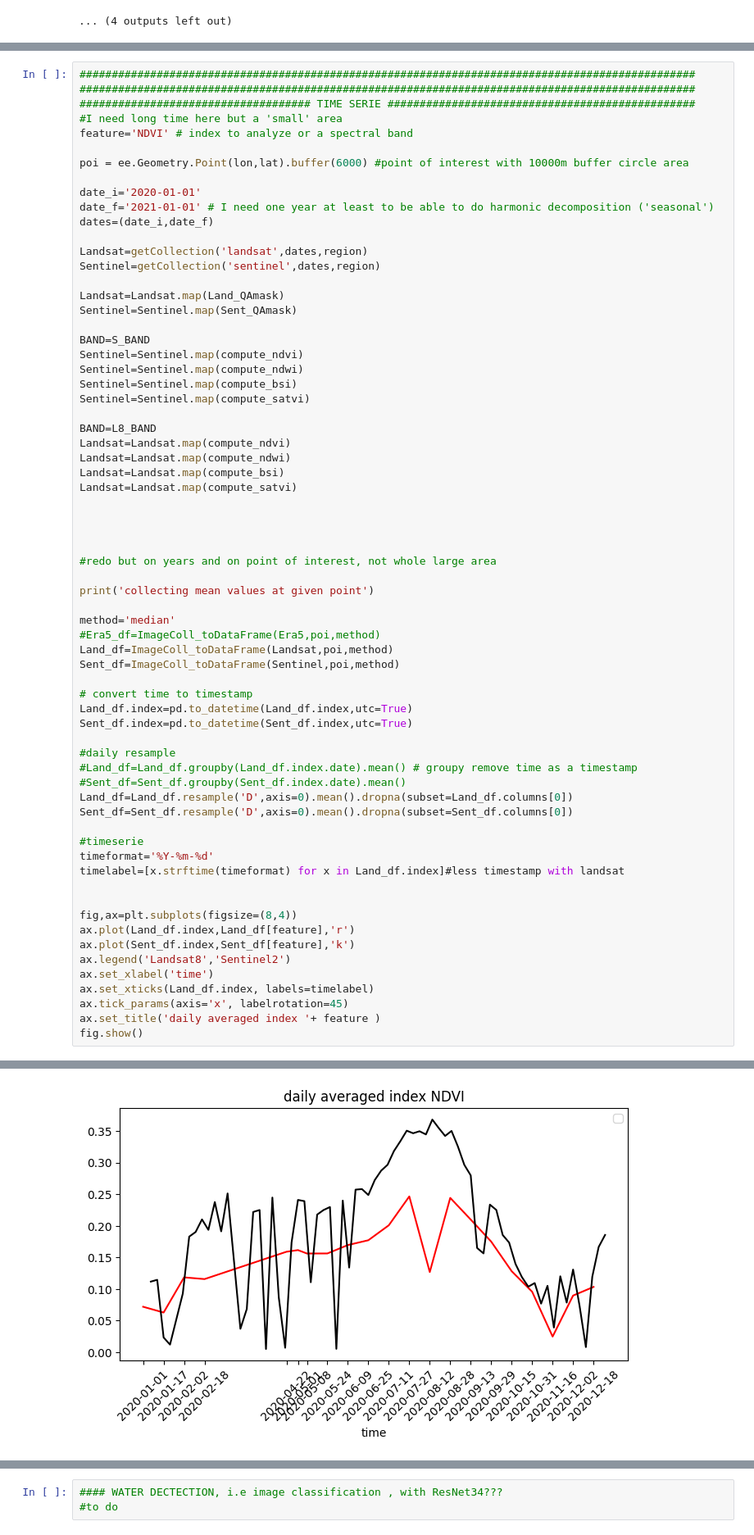
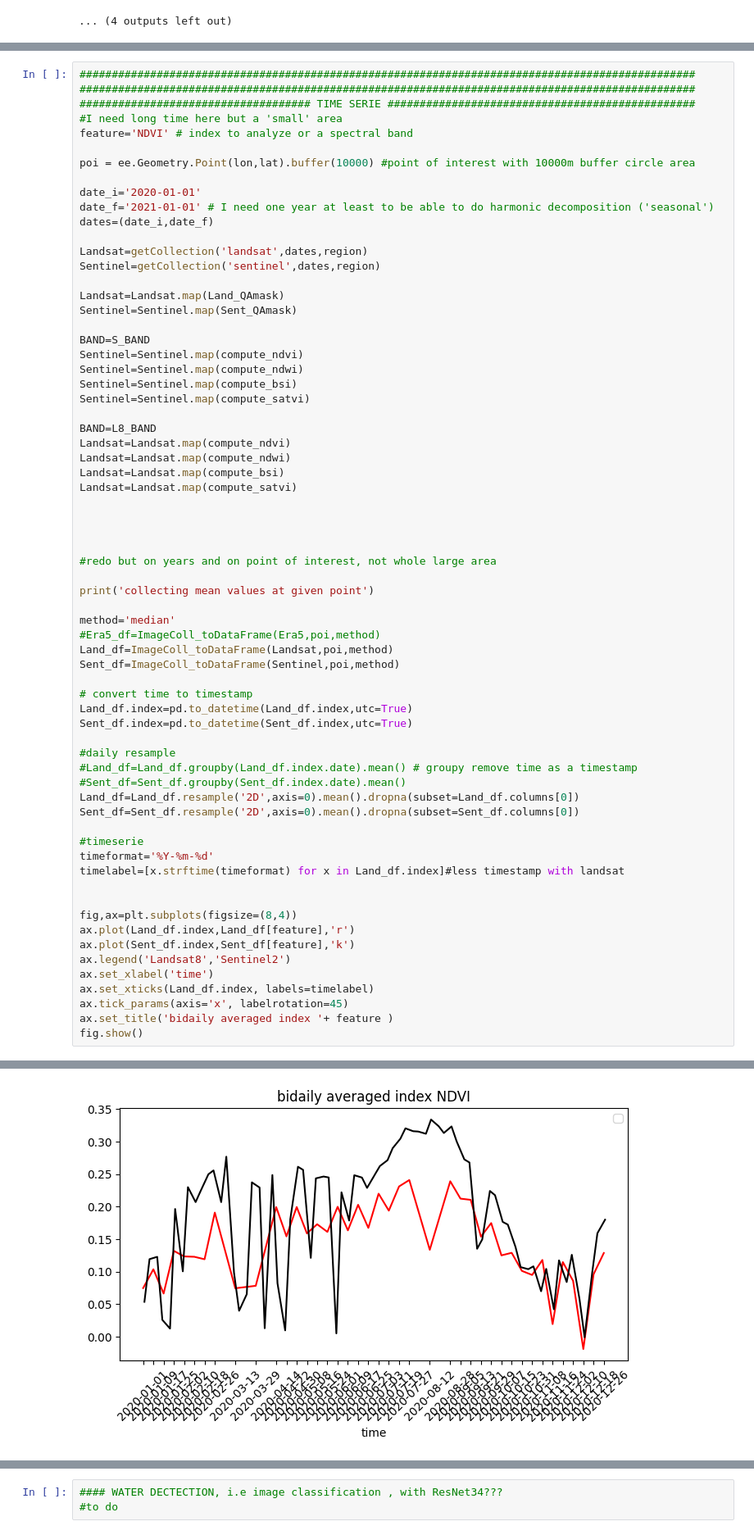
Before and after one commit to jclary-31/VegetationFromSpace_Landsat2_Sentinel8, a Jupyter notebook: Multispectral_Satellite_test.ipynb, the cells around one changed output, grey strips where cells are left out. Shown at 82% size. Saved outputs shown, nothing was run; the diff lists cells and outputs as text.

```diff
--- a/Multispectral_Satellite_test.ipynb
+++ b/Multispectral_Satellite_test.ipynb
@@ -526,7 +528,7 @@ Data downloaded to /content/Landsat_NDWI.tif
 #I need long time here but a 'small' area
 feature='NDVI' # index to analyze or a spectral band
 
-poi = ee.Geometry.Point(lon,lat).buffer(6000) #point of interest with 10000m buffer circle area
+poi = ee.Geometry.Point(lon,lat).buffer(10000) #point of interest with 10000m buffer circle area
 
 date_i='2020-01-01'
 date_f='2021-01-01' # I need one year at least to be able to do harmonic decomposition ('seasonal')
@@ -558,37 +560,37 @@ Landsat=Landsat.map(compute_satvi)
 print('collecting mean values at given point')
 
 method='median'
 #Era5_df=ImageColl_toDataFrame(Era5,poi,method)
 Land_df=ImageColl_toDataFrame(Landsat,poi,method)
 Sent_df=ImageColl_toDataFrame(Sentinel,poi,method)
 
 # convert time to timestamp
 Land_df.index=pd.to_datetime(Land_df.index,utc=True)
 Sent_df.index=pd.to_datetime(Sent_df.index,utc=True)
 
 #daily resample
 #Land_df=Land_df.groupby(Land_df.index.date).mean() # groupy remove time as a timestamp
 #Sent_df=Sent_df.groupby(Sent_df.index.date).mean()
-Land_df=Land_df.resample('D',axis=0).mean().dropna(subset=Land_df.columns[0])
-Sent_df=Sent_df.resample('D',axis=0).mean().dropna(subset=Sent_df.columns[0])
+Land_df=Land_df.resample('2D',axis=0).mean().dropna(subset=Land_df.columns[0])
+Sent_df=Sent_df.resample('2D',axis=0).mean().dropna(subset=Sent_df.columns[0])
 
 #timeserie
 timeformat='%Y-%m-%d'
 timelabel=[x.strftime(timeformat) for x in Land_df.index]#less timestamp with landsat
 
 
 fig,ax=plt.subplots(figsize=(8,4))
 ax.plot(Land_df.index,Land_df[feature],'r')
 ax.plot(Sent_df.index,Sent_df[feature],'k')
 ax.legend('Landsat8','Sentinel2')
 ax.set_xlabel('time')
 ax.set_xticks(Land_df.index, labels=timelabel)
 ax.tick_params(axis='x', labelrotation=45)
-ax.set_title('daily averaged index '+ feature )
+ax.set_title('bidaily averaged index '+ feature )
 fig.show()
 # %% [output]
 collecting mean values at given point
-[figure, old version]
+[figure, new version]
 # %%
 
 ####rolling mean of 15d? and/or exponential moving average?
```
Also changed, not shown: parts of 3 cells of this notebook.
